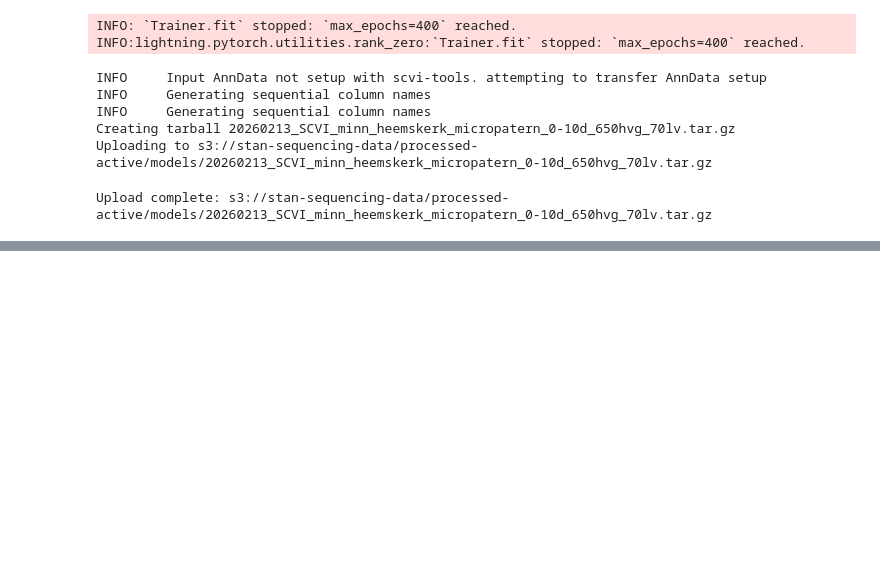
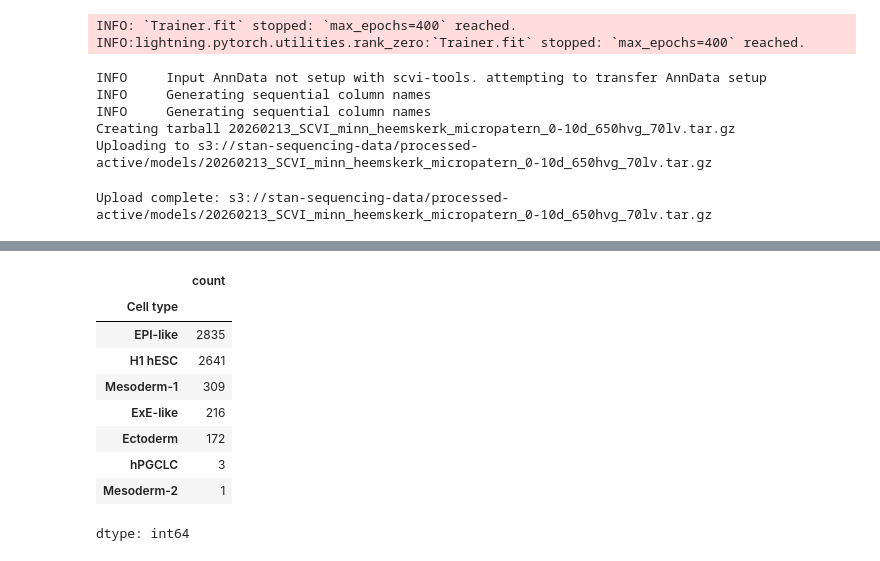
Before and after one commit to stanfish06/micropattern, a Jupyter notebook: notebooks/eda.ipynb, the cells around one changed output, grey strips where cells are left out. Saved outputs shown, nothing was run; the diff lists cells and outputs as text; code cells hidden in the pictures; blank space fills up the shorter version.

```diff
--- a/notebooks/eda.ipynb
+++ b/notebooks/eda.ipynb
@@ -366 +390,14 @@ sc.tl.umap(adata, min_dist=0.01, random_state=0)
+# %%
+adata_minn.obs["Cell type"].value_counts()
+# %% [output]
+|  | count |
+| Cell type |  |
+| EPI-like | 2835 |
+| H1 hESC | 2641 |
+| Mesoderm-1 | 309 |
+| ExE-like | 216 |
+| Ectoderm | 172 |
+| hPGCLC | 3 |
+| Mesoderm-2 | 1 |
+dtype: int64
 # %%
```
Also changed, not shown: parts of 9 cells of this notebook, 3 other files.
